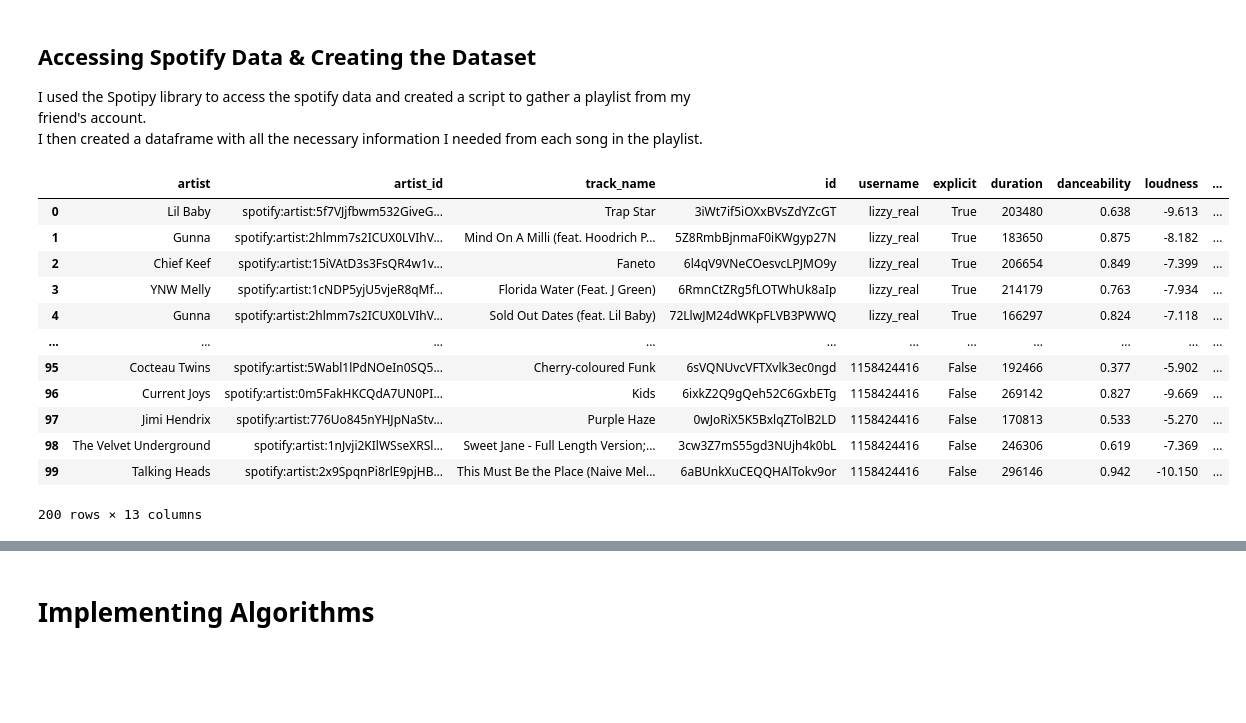
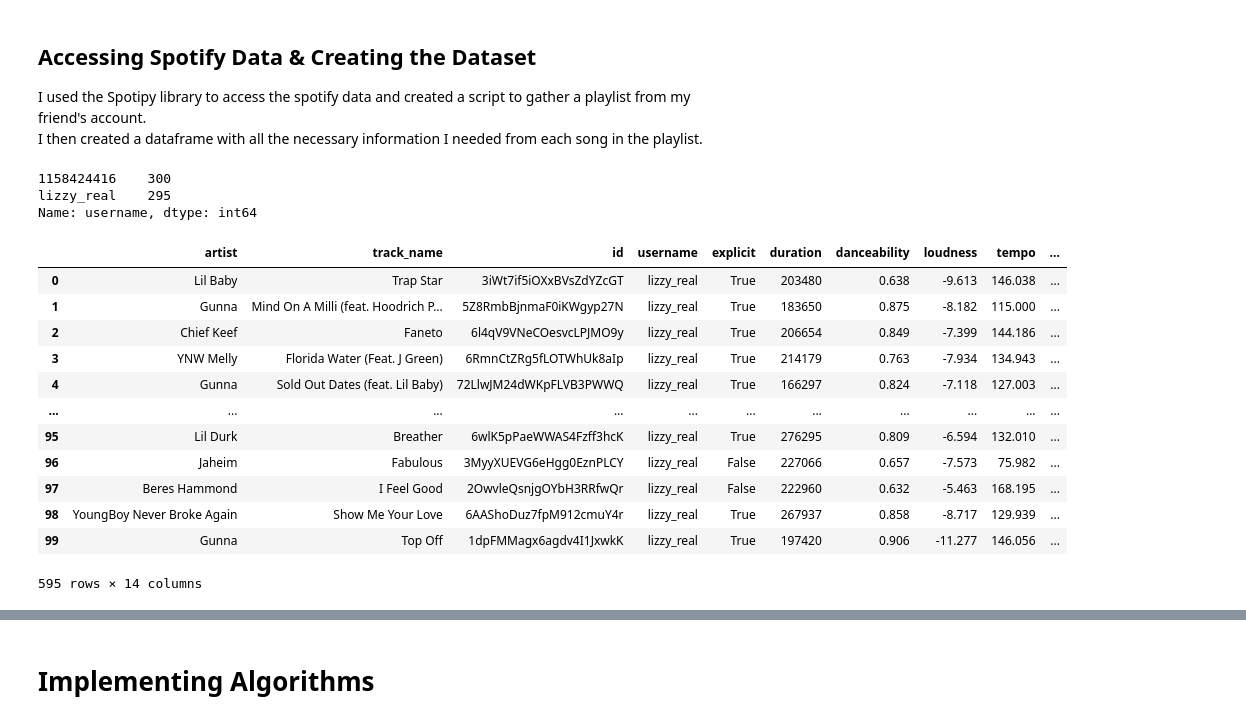
Before and after one commit to bailscodesstuff/Spotify-Music-Taste-Analysis-Project, a Jupyter notebook: Music Taste Analysis.ipynb, the cells around one changed output, grey strips where cells are left out. Drawn from its saved outputs; the diff is of its cells as text; code cells hidden in the pictures; blank space fills up the shorter version.

```diff
--- a/Music Taste Analysis.ipynb
+++ b/Music Taste Analysis.ipynb
@@ -41,22 +34,14 @@ I then created a dataframe with all the necessary information I needed from each
 def get_user_playlist(username, playlist_id, sp):
     offset=0
     playlist_songs = sp.user_playlist_tracks(username, playlist_id, limit=100, fields=None, offset=offset, market=None)['items']
-    #print(playlist_songs[0].keys())
-    #print(type(playlist_songs))
-    #returns a list of dictionary objects
     return playlist_songs
-
-    return tracks
 
 
 def create_dataframe(playlist_songs):
 
     playlist_df = pd.DataFrame()
 
-
-
     playlist_df['artist'] = np.array([song['track']["album"]["artists"][0]["name"] for song in playlist_songs])
-    playlist_df['artist_id'] = np.array([song['track']['album']['artists'][0]['uri'] for song in playlist_songs])
     playlist_df['track_name'] = np.array([song['track']['name'] for song in playlist_songs])
     playlist_df['id'] = np.array([song['track']['id'] for song in playlist_songs])
     playlist_df['username'] = np.array([song['added_by']['id'] for song in playlist_songs])
@@ -72,39 +57,55 @@ def create_dataframe(playlist_songs):
     playlist_df['acousticness'] = np.array([audio_info['acousticness'] for audio_info in audio_analysis])
     playlist_df['energy'] = np.array([audio_info['energy'] for audio_info in audio_analysis])
     playlist_df['valence'] = np.array([audio_info['valence'] for audio_info in audio_analysis])
+    playlist_df['liveness'] = np.array([audio_info['liveness'] for audio_info in audio_analysis])
+    playlist_df['loudness'] = np.array([audio_info['loudness'] for audio_info in audio_analysis])
+    playlist_df['speechiness'] = np.array([audio_info['speechiness'] for audio_info in audio_analysis])
 
     return playlist_df
 # %%
 maya = '1158424416'
 
-m_playlist = get_user_playlist(maya, 'spotify:playlist:1jEd91bSorc9g4ZdCa6tMG',sp) #400
+m_playlist = get_user_playlist(maya, 'spotify:playlist:1jEd91bSorc9g4ZdCa6tMG',sp)
 m_df = create_dataframe(m_playlist)
-e_playlist = get_user_playlist('lizzy_real','spotify:playlist:5f6r5dtGWyCqVnwugk83zA', sp) #400
+
+m_playlist2 = get_user_playlist(maya, 'spotify:playlist:3NHcPHaQXFJsqAxEySZz1t',sp)
+m_df2 = create_dataframe(m_playlist2)
+
+m_playlist3 = get_user_playlist(maya, 'spotify:playlist:3NXxpmpT7wqRCqCDMpMe8X',sp)
+m_df3 = create_dataframe(m_playlist3)
+
+e_playlist = get_user_playlist('lizzy_real','spotify:playlist:5f6r5dtGWyCqVnwugk83zA', sp)
 e_df = create_dataframe(e_playlist)
+
+e_playlist2 = get_user_playlist('lizzy_real','spotify:playlist:17GkBAfkdTCWA4bWbLSdh7', sp)
+e_df2 = create_dataframe(e_playlist2)
+
+e_playlist3 = get_user_playlist('lizzy_real','spotify:playlist:2ovGMJNOzr4B1kbhZm4Uou', sp)
+e_df3 = create_dataframe(e_playlist3)
+
 #display(e_df)
 
 
-merged_df = e_df.append(m_df)
-
-#for info in m_playlist:
-    #print(info['track']["album"]["artists"][0]["name"])
-
-
-#pp.pprint(m_playlist[358])
+df_songs = e_df.append([m_df,m_df2,m_df3,e_df2,e_df3])
+df_songs['username'].value_counts()
+# %% [output]
+1158424416    300
+lizzy_real    295
+Name: username, dtype: int64
 # %%
-display(merged_df)
+display(df_songs)
 # %% [output]
-|  | artist | artist_id | track_name | id | username | explicit | duration | danceability | loudness | ... |
-| 0 | Lil Baby | spotify:artist:5f7VJjfbwm532GiveG... | Trap Star | 3iWt7if5iOXxBVsZdYZcGT | lizzy_real | True | 203480 | 0.638 | -9.613 | ... |
-| 1 | Gunna | spotify:artist:2hlmm7s2ICUX0LVIhV... | Mind On A Milli (feat. Hoodrich P... | 5Z8RmbBjnmaF0iKWgyp27N | lizzy_real | True | 183650 | 0.875 | -8.182 | ... |
-| 2 | Chief Keef | spotify:artist:15iVAtD3s3FsQR4w1v... | Faneto | 6l4qV9VNeCOesvcLPJMO9y | lizzy_real | True | 206654 | 0.849 | -7.399 | ... |
-| 3 | YNW Melly | spotify:artist:1cNDP5yjU5vjeR8qMf... | Florida Water (Feat. J Green) | 6RmnCtZRg5fLOTWhUk8aIp | lizzy_real | True | 214179 | 0.763 | -7.934 | ... |
-| 4 | Gunna | spotify:artist:2hlmm7s2ICUX0LVIhV... | Sold Out Dates (feat. Lil Baby) | 72LlwJM24dWKpFLVB3PWWQ | lizzy_real | True | 166297 | 0.824 | -7.118 | ... |
+|  | artist | track_name | id | username | explicit | duration | danceability | loudness | tempo | ... |
+| 0 | Lil Baby | Trap Star | 3iWt7if5iOXxBVsZdYZcGT | lizzy_real | True | 203480 | 0.638 | -9.613 | 146.038 | ... |
+| 1 | Gunna | Mind On A Milli (feat. Hoodrich P... | 5Z8RmbBjnmaF0iKWgyp27N | lizzy_real | True | 183650 | 0.875 | -8.182 | 115.000 | ... |
+| 2 | Chief Keef | Faneto | 6l4qV9VNeCOesvcLPJMO9y | lizzy_real | True | 206654 | 0.849 | -7.399 | 144.186 | ... |
+| 3 | YNW Melly | Florida Water (Feat. J Green) | 6RmnCtZRg5fLOTWhUk8aIp | lizzy_real | True | 214179 | 0.763 | -7.934 | 134.943 | ... |
+| 4 | Gunna | Sold Out Dates (feat. Lil Baby) | 72LlwJM24dWKpFLVB3PWWQ | lizzy_real | True | 166297 | 0.824 | -7.118 | 127.003 | ... |
 | ... | ... | ... | ... | ... | ... | ... | ... | ... | ... | ... |
-| 95 | Cocteau Twins | spotify:artist:5Wabl1lPdNOeIn0SQ5... | Cherry-coloured Funk | 6sVQNUvcVFTXvlk3ec0ngd | 1158424416 | False | 192466 | 0.377 | -5.902 | ... |
-| 96 | Current Joys | spotify:artist:0m5FakHKCQdA7UN0PI... | Kids | 6ixkZ2Q9gQeh52C6GxbETg | 1158424416 | False | 269142 | 0.827 | -9.669 | ... |
-| 97 | Jimi Hendrix | spotify:artist:776Uo845nYHJpNaStv... | Purple Haze | 0wJoRiX5K5BxlqZTolB2LD | 1158424416 | False | 170813 | 0.533 | -5.270 | ... |
-| 98 | The Velvet Underground | spotify:artist:1nJvji2KIlWSseXRSl... | Sweet Jane - Full Length Version;... | 3cw3Z7mS55gd3NUjh4k0bL | 1158424416 | False | 246306 | 0.619 | -7.369 | ... |
-| 99 | Talking Heads | spotify:artist:2x9SpqnPi8rlE9pjHB... | This Must Be the Place (Naive Mel... | 6aBUnkXuCEQQHAlTokv9or | 1158424416 | False | 296146 | 0.942 | -10.150 | ... |
+| 95 | Lil Durk | Breather | 6wlK5pPaeWWAS4Fzff3hcK | lizzy_real | True | 276295 | 0.809 | -6.594 | 132.010 | ... |
+| 96 | Jaheim | Fabulous | 3MyyXUEVG6eHgg0EznPLCY | lizzy_real | False | 227066 | 0.657 | -7.573 | 75.982 | ... |
+| 97 | Beres Hammond | I Feel Good | 2OwvleQsnjgOYbH3RRfwQr | lizzy_real | False | 222960 | 0.632 | -5.463 | 168.195 | ... |
+| 98 | YoungBoy Never Broke Again | Show Me Your Love | 6AAShoDuz7fpM912cmuY4r | lizzy_real | True | 267937 | 0.858 | -8.717 | 129.939 | ... |
+| 99 | Gunna | Top Off | 1dpFMMagx6agdv4I1JxwkK | lizzy_real | True | 197420 | 0.906 | -11.277 | 146.056 | ... |
-200 rows × 13 columns
+595 rows × 14 columns
 # %% [markdown]
```
Also changed, not shown: parts of 90 cells of this notebook, 16 other files.
